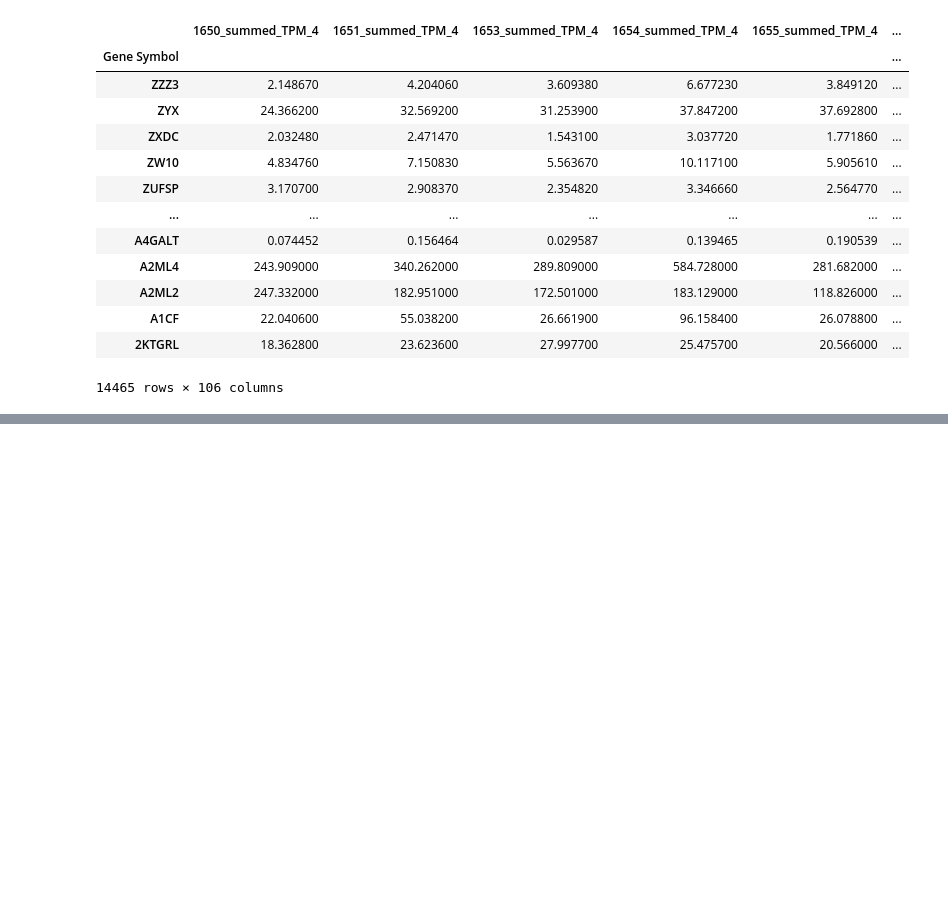
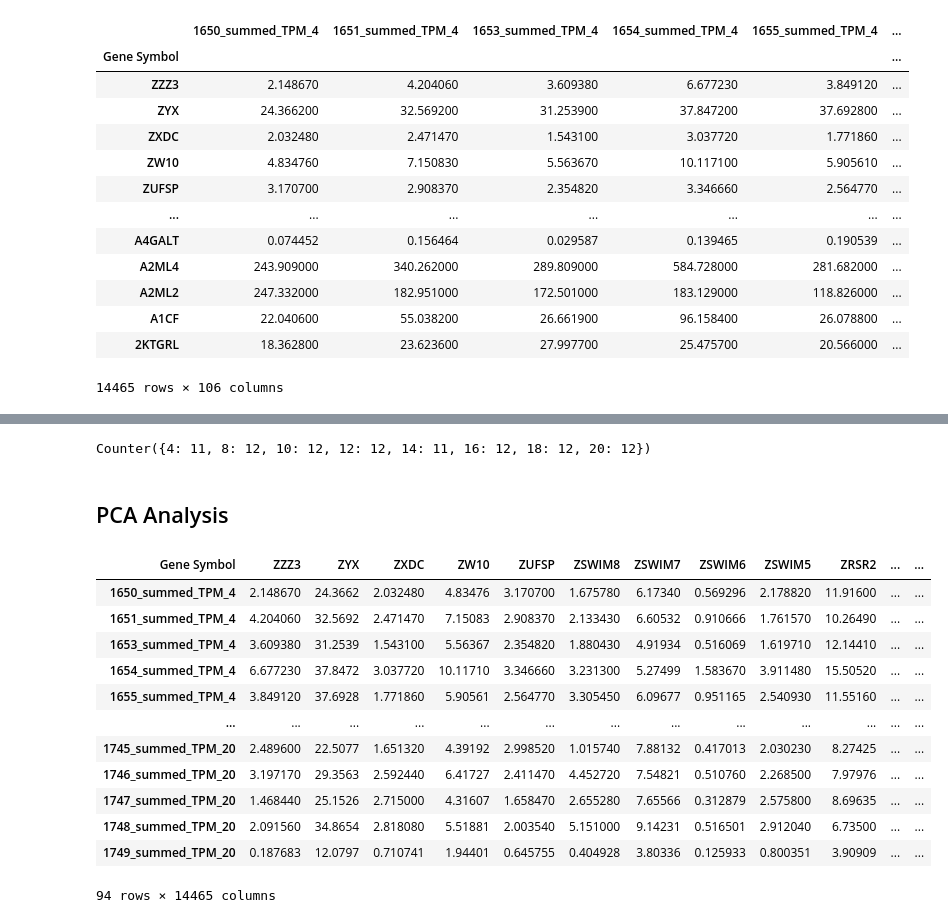
Before and after one commit to NSF-DARSE/YolktoFeed, a Jupyter notebook: JupyterNotebook/liverHEDI.ipynb, the cells around one changed output, grey strips where cells are left out. Drawn from its saved outputs; the diff is of its cells as text; code cells hidden in the pictures; blank space fills up the shorter version.

```diff
--- a/JupyterNotebook/liverHEDI.ipynb
+++ b/JupyterNotebook/liverHEDI.ipynb
@@ -56,5 +42,0 @@ df_trunk
-# %%
-# Adding a column for average gene expression across all days and all chikens for prelim analysis
-df_trunk.insert(0, "avg", df_trunk.iloc[:, 1:].sum(axis=1)/(df_trunk.shape[1]-1))
-df_trunk.insert(1, "sigma", df_trunk.iloc[:,1:].var(axis=1))
-df_trunk.insert(2, "max", df_trunk.iloc[:,1:].max(axis=1))
@@ -600,0 +43,5 @@ df_day4
+# %%
+df_trunk.insert(0, "avg", df_trunk.iloc[:, :].sum(axis=1)/(df_trunk.shape[1]-1))
+df_trunk.insert(1, "sigma", df_trunk.iloc[:,:].var(axis=1))
+df_trunk.insert(2, "max", df_trunk.iloc[:,:].max(axis=1))
+df_trunk
@@ -600,0 +69,4 @@ df_day4
+# %%
+#droping day 6
+df_trunk = df_trunk.loc[:, ~df_trunk.columns.str.endswith('_6')]
+df_trunk
@@ -600,0 +88,7 @@ df_day4
+# %%
+meta_cols = ['avg', 'sigma', 'max']
+expr_cols = [c for c in df_trunk.columns if c not in meta_cols]
+
+sample_meta = pd.DataFrame({'Sample': expr_cols})
+sample_meta['Day'] = sample_meta['Sample'].str.extract(r'_(\d+)$').astype(int)
+sample_meta
@@ -600,0 +109,26 @@ df_day4
+# %%
+DAYS = sorted(sample_meta['Day'].unique().tolist())
+from collections import Counter
+Counter(sample_meta['Day'].tolist())
+# %% [output]
+Counter({4: 11, 8: 12, 10: 12, 12: 12, 14: 11, 16: 12, 18: 12, 20: 12})
+# %% [markdown]
+## PCA Analysis
+# %%
+expr = df_trunk[expr_cols].copy()
+expr = expr.T
+expr
+# %% [output]
+| Gene Symbol | ZZZ3 | ZYX | ZXDC | ZW10 | ZUFSP | ZSWIM8 | ZSWIM7 | ZSWIM6 | ZSWIM5 | ZRSR2 | ... | ... |
+| 1650_summed_TPM_4 | 2.148670 | 24.3662 | 2.032480 | 4.83476 | 3.170700 | 1.675780 | 6.17340 | 0.569296 | 2.178820 | 11.91600 | ... | ... |
+| 1651_summed_TPM_4 | 4.204060 | 32.5692 | 2.471470 | 7.15083 | 2.908370 | 2.133430 | 6.60532 | 0.910666 | 1.761570 | 10.26490 | ... | ... |
+| 1653_summed_TPM_4 | 3.609380 | 31.2539 | 1.543100 | 5.56367 | 2.354820 | 1.880430 | 4.91934 | 0.516069 | 1.619710 | 12.14410 | ... | ... |
+| 1654_summed_TPM_4 | 6.677230 | 37.8472 | 3.037720 | 10.11710 | 3.346660 | 3.231300 | 5.27499 | 1.583670 | 3.911480 | 15.50520 | ... | ... |
+| 1655_summed_TPM_4 | 3.849120 | 37.6928 | 1.771860 | 5.90561 | 2.564770 | 3.305450 | 6.09677 | 0.951165 | 2.540930 | 11.55160 | ... | ... |
+| ... | ... | ... | ... | ... | ... | ... | ... | ... | ... | ... | ... | ... |
+| 1745_summed_TPM_20 | 2.489600 | 22.5077 | 1.651320 | 4.39192 | 2.998520 | 1.015740 | 7.88132 | 0.417013 | 2.030230 | 8.27425 | ... | ... |
+| 1746_summed_TPM_20 | 3.197170 | 29.3563 | 2.592440 | 6.41727 | 2.411470 | 4.452720 | 7.54821 | 0.510760 | 2.268500 | 7.97976 | ... | ... |
+| 1747_summed_TPM_20 | 1.468440 | 25.1526 | 2.715000 | 4.31607 | 1.658470 | 2.655280 | 7.65566 | 0.312879 | 2.575800 | 8.69635 | ... | ... |
+| 1748_summed_TPM_20 | 2.091560 | 34.8654 | 2.818080 | 5.51881 | 2.003540 | 5.151000 | 9.14231 | 0.516501 | 2.912040 | 6.73500 | ... | ... |
+| 1749_summed_TPM_20 | 0.187683 | 12.0797 | 0.710741 | 1.94401 | 0.645755 | 0.404928 | 3.80336 | 0.125933 | 0.800351 | 3.90909 | ... | ... |
+94 rows × 14465 columns
```
Also changed, not shown: parts of 53 cells of this notebook.
